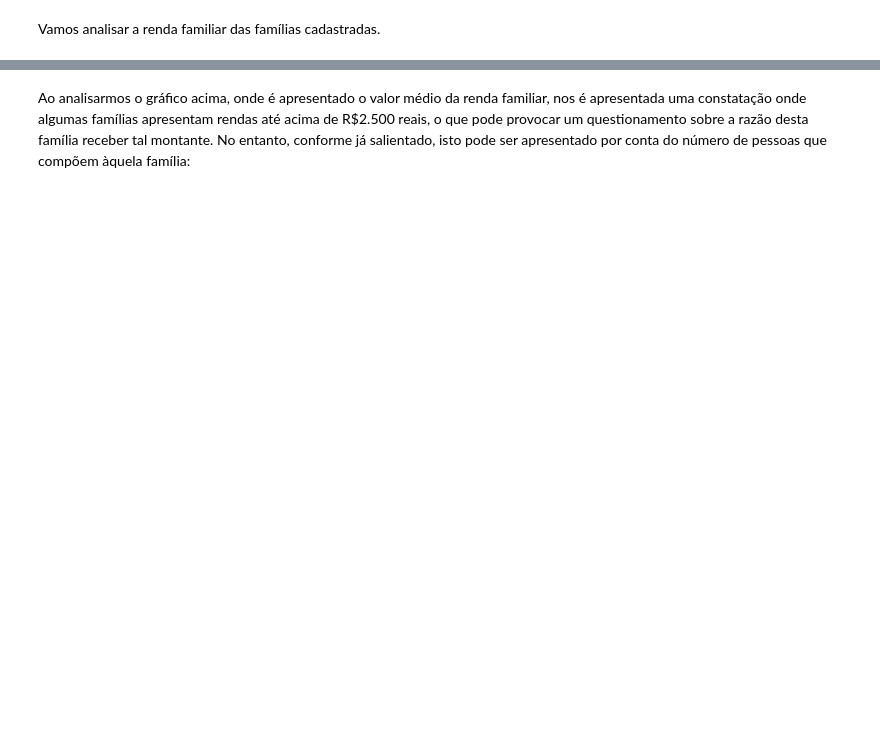
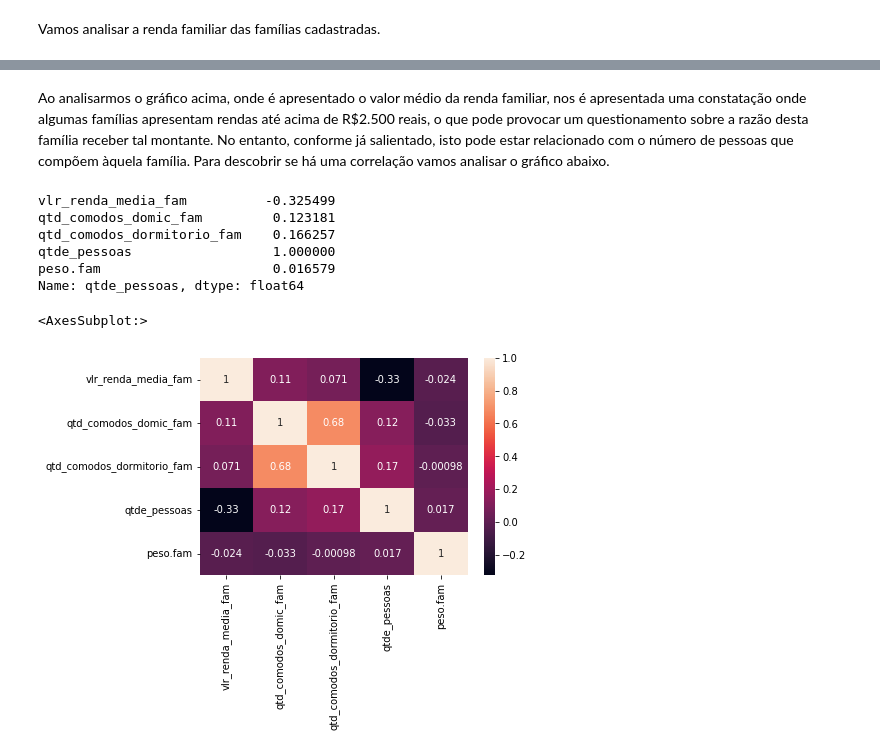
Before and after one commit to diegoabs84/Machine-Learnig---Project-1, a Jupyter notebook: ML_Trabalho_prático_1.ipynb, the cells around one changed output, grey strips where cells are left out. Cells and saved outputs as stored; diff of their text form; code cells hidden in the pictures; blank space fills up the shorter version.

```diff
--- a/ML_Trabalho_prático_1.ipynb
+++ b/ML_Trabalho_prático_1.ipynb
@@ -320,5 +319,24 @@ sns.boxplot(data=datafam[['vlr_renda_media_fam']])
 [figure]
 # %% [markdown]
-Ao analisarmos o gráfico acima, onde é apresentado o valor médio da renda familiar, nos é apresentada uma constatação onde algumas famílias apresentam rendas até acima de R$2.500 reais, o que pode provocar um questionamento sobre a razão desta família receber tal montante. No entanto, conforme já salientado, isto pode ser apresentado por conta do número de pessoas que compõem àquela família:
+Ao analisarmos o gráfico acima, onde é apresentado o valor médio da renda familiar, nos é apresentada uma constatação onde algumas famílias apresentam rendas até acima de R$2.500 reais, o que pode provocar um questionamento sobre a razão desta família receber tal montante. No entanto, conforme já salientado, isto pode estar relacionado com o número de pessoas que compõem àquela família. Para descobrir se há uma correlação vamos analisar o gráfico abaixo.
 # %%
 #Fazer checagem com o gráfico pessoas na família x renda
+corr_table = datafam.corr()
+membros_x_renda = []
+corr_table["qtde_pessoas"]
+membros_x_renda.append(corr_table["vlr_renda_media_fam"][0])
+membros_x_renda.append(corr_table["vlr_renda_media_fam"][3])
+membros_x_renda.append(corr_table["qtde_pessoas"][0])
+membros_x_renda.append(corr_table["qtde_pessoas"][3])
+# %% [output]
+vlr_renda_media_fam          -0.325499
+qtd_comodos_domic_fam         0.123181
+qtd_comodos_dormitorio_fam    0.166257
+qtde_pessoas                  1.000000
+peso.fam                      0.016579
+Name: qtde_pessoas, dtype: float64
+# %%
+sns.heatmap(corr_table, xticklabels=corr_table.columns, yticklabels=corr_table.columns, annot=True)
+# %% [output]
+<AxesSubplot:>
+[figure, added]
```
Also changed, not shown: parts of 6 cells of this notebook, 3 other files.
